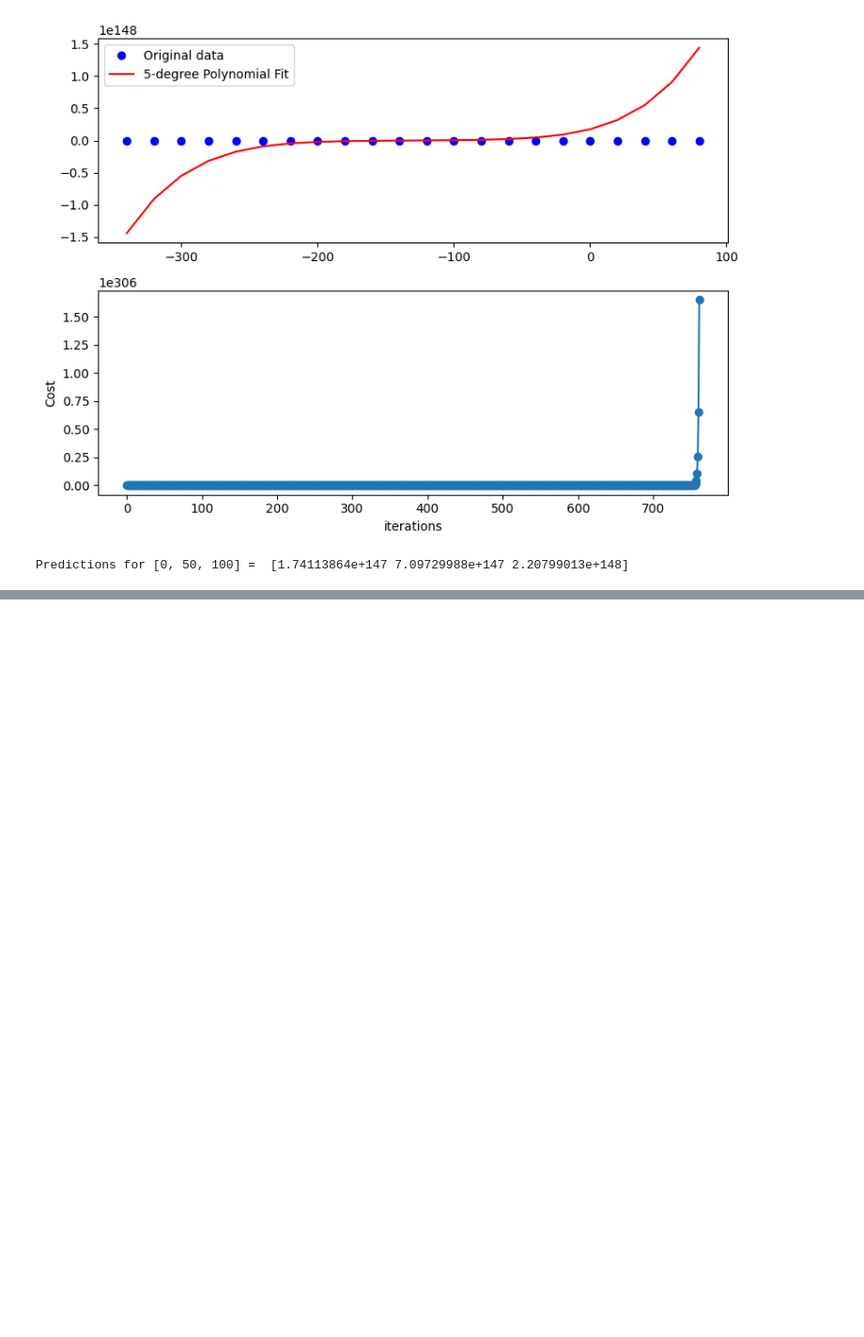
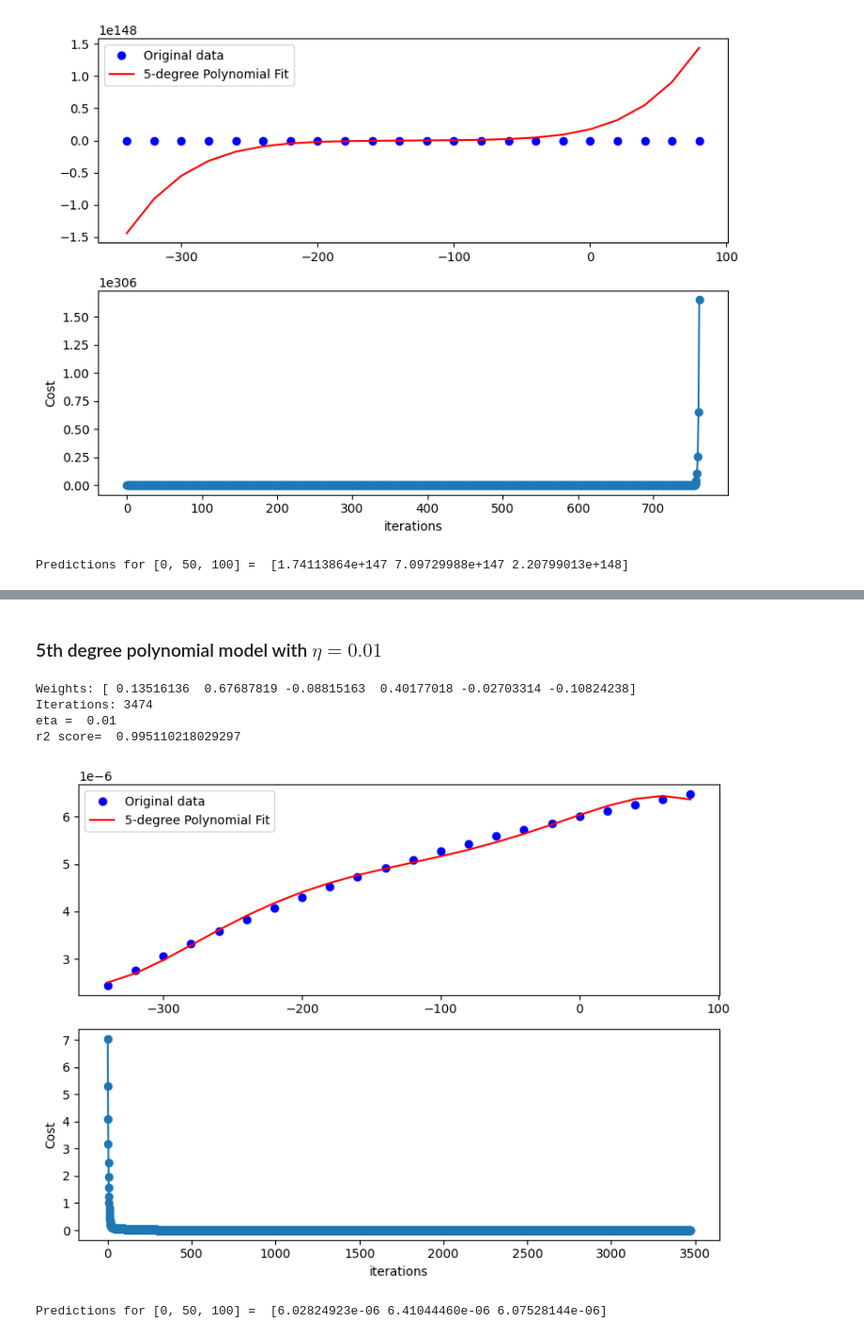
Before and after one commit to ravichandrakorivi/deep-learning, a Jupyter notebook: linear-regression/godness_of_models.ipynb, the cells around one changed output, grey strips where cells are left out. Shown at 94% size. Drawn from its saved outputs; the diff is of its cells as text; code cells hidden in the pictures; blank space fills up the shorter version.

```diff
--- a/linear-regression/godness_of_models.ipynb
+++ b/linear-regression/godness_of_models.ipynb
@@ -177,0 +230,20 @@ Predictions for [0, 50, 100] =  [1.74113864e+147 7.09729988e+147 2.20799013e+148
+# %% [markdown]
+### 5th degree polynomial model with $\eta = 0.01$
+# %%
+eta = 0.01
+X = create_polynomial_features(x, degree=5)
+model = Model(X, y, x_mean=np.mean(temperature), x_std=np.std(temperature), y_mean=np.mean(alpha), y_std=np.std(alpha), x_original=temperature)
+
+w, cost_history, num_iters = model.fit(eta)
+print("eta = ", eta)
+print("r2 score= ", model.score())
+model.plot()
+
+print("Predictions for [0, 50, 100] = ", model.predict(np.array([0, 50, 100])))
+# %% [output]
+Weights: [ 0.13516136  0.67687819 -0.08815163  0.40177018 -0.02703314 -0.10824238]
+Iterations: 3474
+eta =  0.01
+r2 score=  0.995110218029297
+[figure, added]
+Predictions for [0, 50, 100] =  [6.02824923e-06 6.41044460e-06 6.07528144e-06]
```
Also changed, not shown: parts of 8 cells of this notebook, 13 other files.
